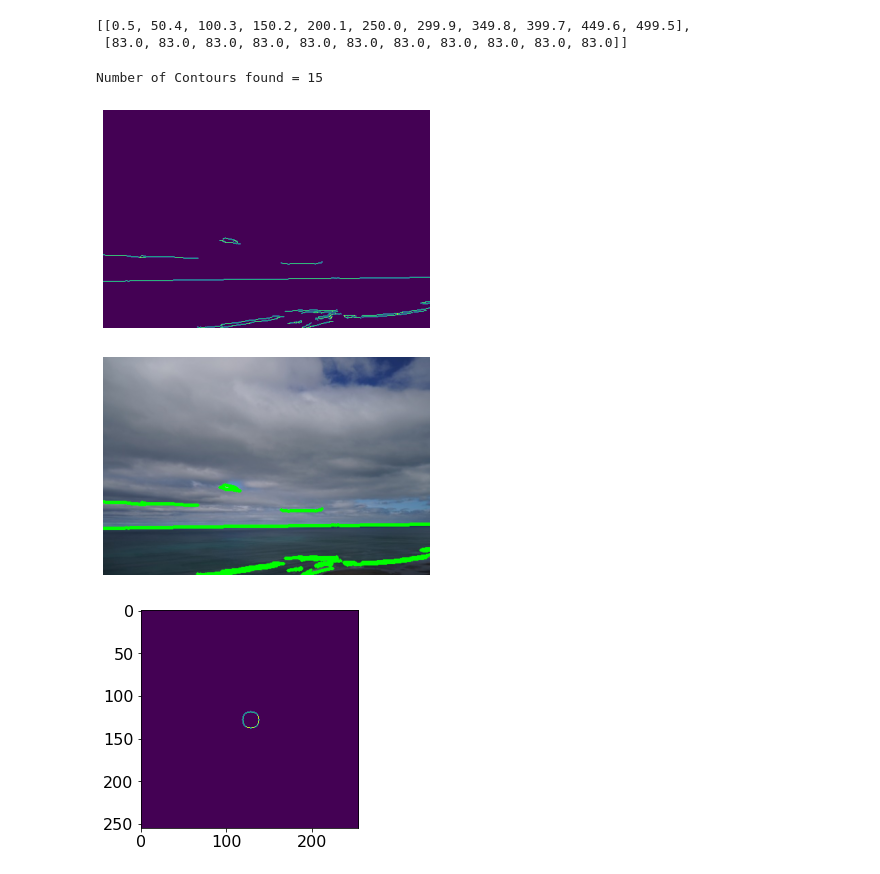
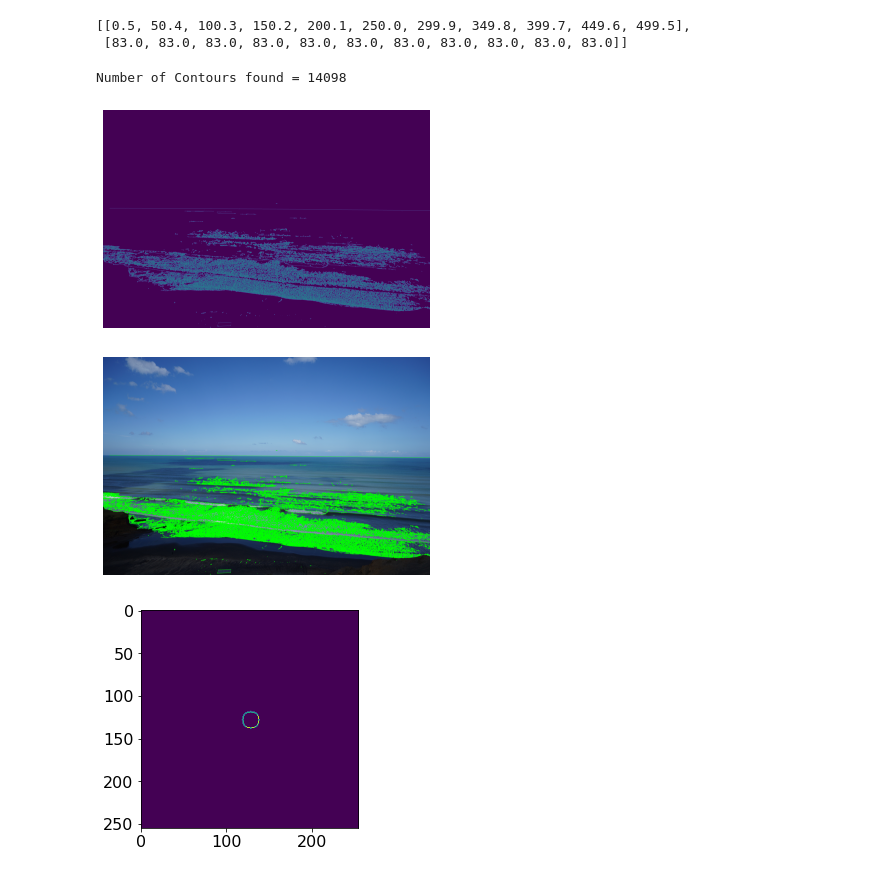
Before and after one commit to johnnewto/MauiTracker, a Jupyter notebook: scratch/csv.ipynb, the cells around one changed output. Cells and saved outputs as stored; diff of their text form; code cells hidden in the pictures.

```diff
--- a/scratch/csv.ipynb
+++ b/scratch/csv.ipynb
@@ -54,35 +54,35 @@ readcsv('filename')
 # %%
 from utils.show_images import *
 import cv2
 
 # Let's load a simple image with 3 black squares
-image = cv2.imread('/home/jn/data/testImages/masks/DSC01013.JPG')
+image = cv2.imread("/home/jn/data/Karioitahi 18 Feb/100MSDCF/DSC04534.JPG") #  /home/jn/data/testImages/masks/DSC01013.JPG')
 
 # Grayscale
 gray = cv2.cvtColor(image, cv2.COLOR_BGR2GRAY)
 # Find Canny edges
 edged = cv2.Canny(gray, 30, 200)
 
 # Finding Contours
 # Use a copy of the image e.g. edged.copy()
 # since findContours alters the image
 contours, hierarchy = cv2.findContours(edged,
     cv2.RETR_EXTERNAL, cv2.CHAIN_APPROX_NONE)
 
 show_img(edged)
 
 
 print("Number of Contours found = " + str(len(contours)))
 
 # Draw all contours
 # -1 signifies drawing all contours
 cv2.drawContours(image, contours, -1, (0, 255, 0), 3)
 
 show_img(image)
 # %% [output]
-Number of Contours found = 15
+Number of Contours found = 14098
-[figure, old version]
+[figure, new version]
-[figure, old version]
+[figure, new version]
 # %%
 import cv2
 import matplotlib.pyplot as plt
```
Also changed, not shown: 4 other files.
